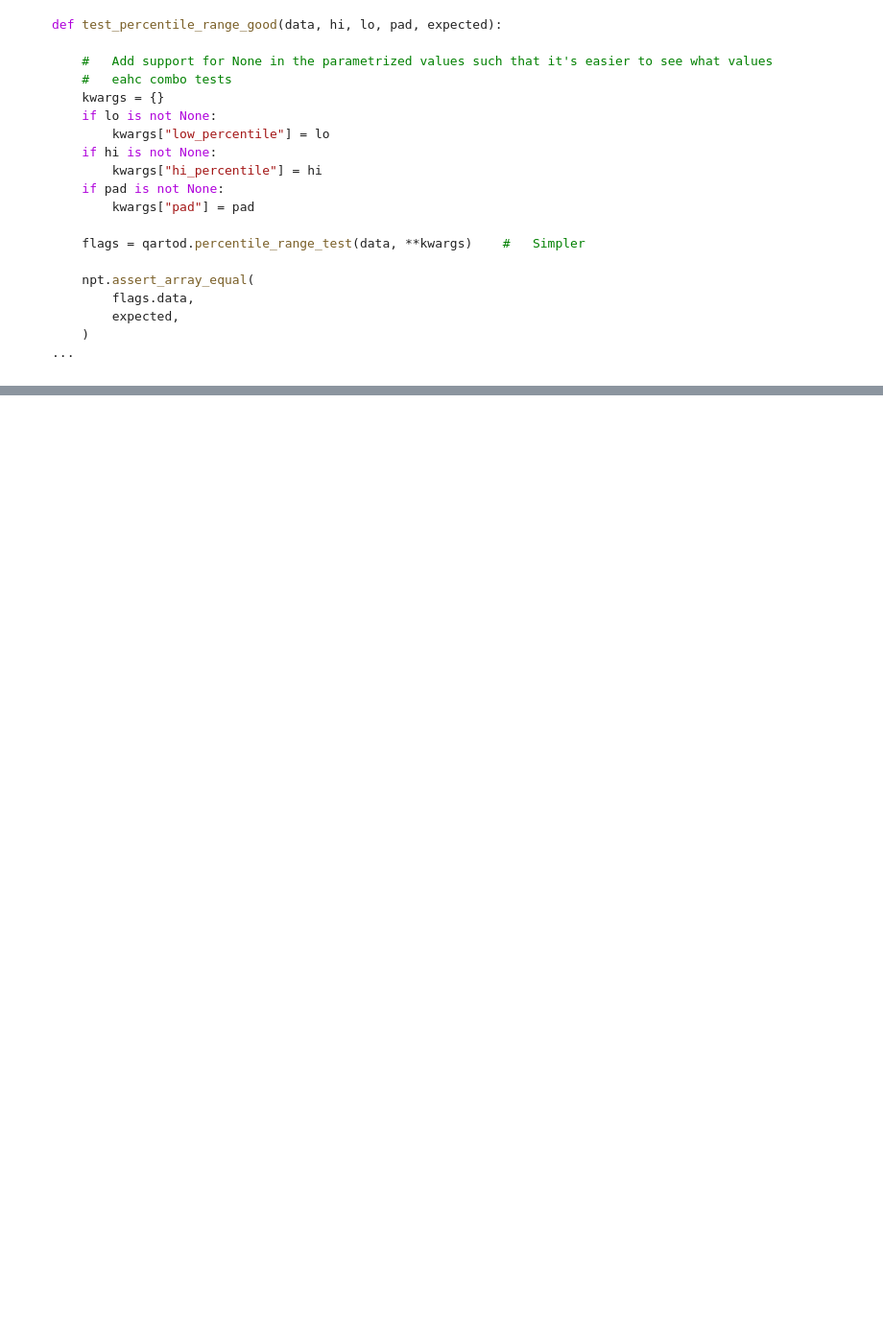
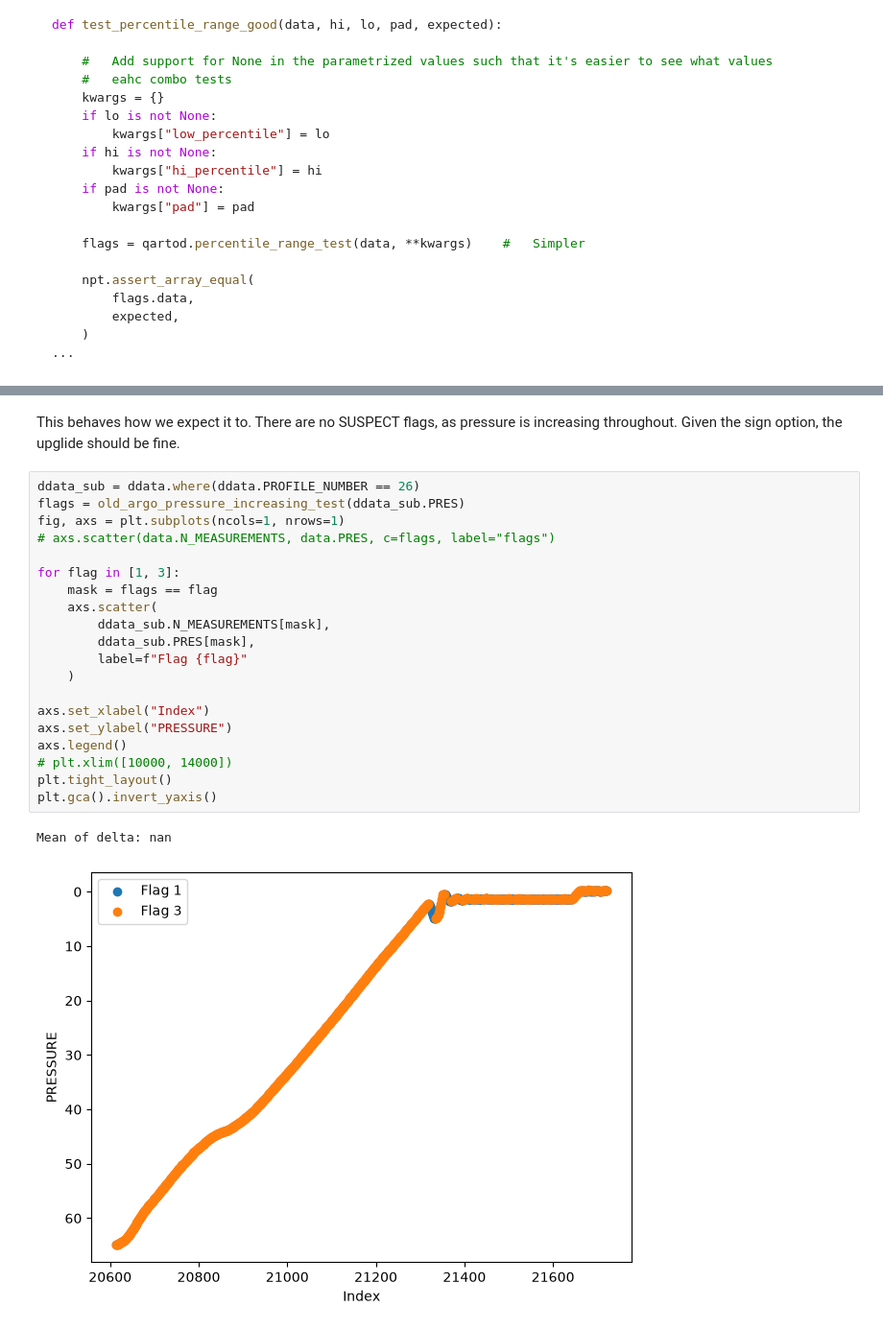
Before and after one commit to Klankers/mau_gsoc_qartod, a Jupyter notebook: deliverable_2.ipynb, the cells around one changed output, grey strips where cells are left out. Shown at 96% size. Saved outputs shown, nothing was run; the diff lists cells and outputs as text; blank space fills up the shorter version.

```diff
--- a/deliverable_2.ipynb
+++ b/deliverable_2.ipynb
@@ -5156,0 +5423,25 @@ def test_percentile_range_good(data, hi, lo, pad, expected):
+# %% [markdown]
+This behaves how we expect it to. There are no SUSPECT flags, as pressure is increasing throughout. Given the sign option, the upglide should be fine.
+# %%
+ddata_sub = ddata.where(ddata.PROFILE_NUMBER == 26)
+flags = old_argo_pressure_increasing_test(ddata_sub.PRES)
+fig, axs = plt.subplots(ncols=1, nrows=1)
+# axs.scatter(data.N_MEASUREMENTS, data.PRES, c=flags, label="flags")
+
+for flag in [1, 3]:
+    mask = flags == flag
+    axs.scatter(
+        ddata_sub.N_MEASUREMENTS[mask],
+        ddata_sub.PRES[mask],
+        label=f"Flag {flag}"
+    )
+
+axs.set_xlabel("Index")
+axs.set_ylabel("PRESSURE")
+axs.legend()
+# plt.xlim([10000, 14000])
+plt.tight_layout()
+plt.gca().invert_yaxis()
+# %% [output]
+Mean of delta: nan
+[figure, added]
```
Also changed, not shown: parts of 23 cells of this notebook.
